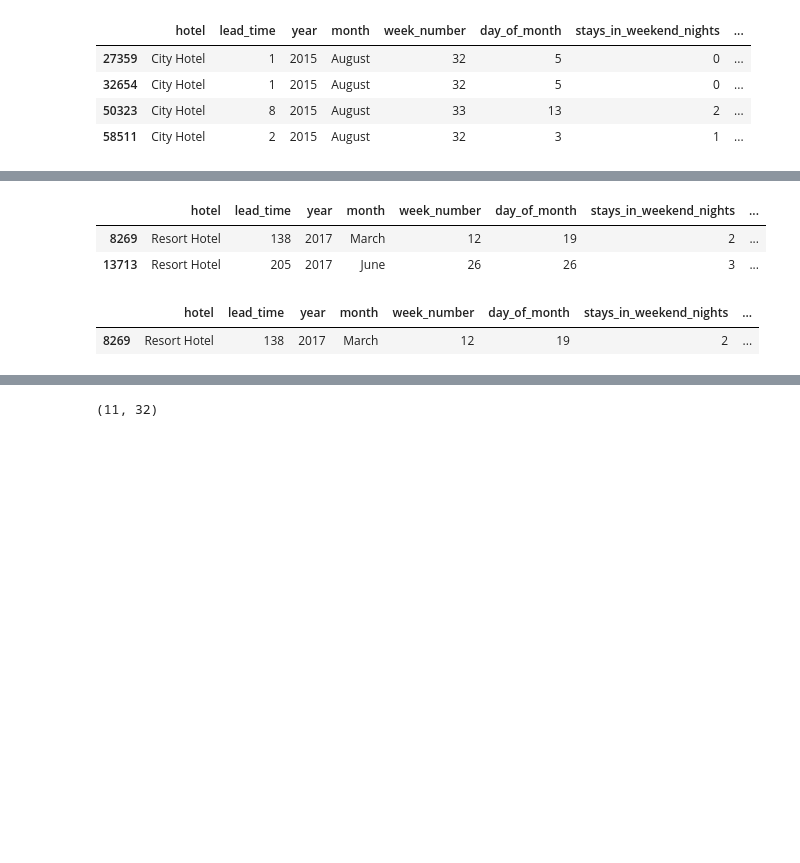
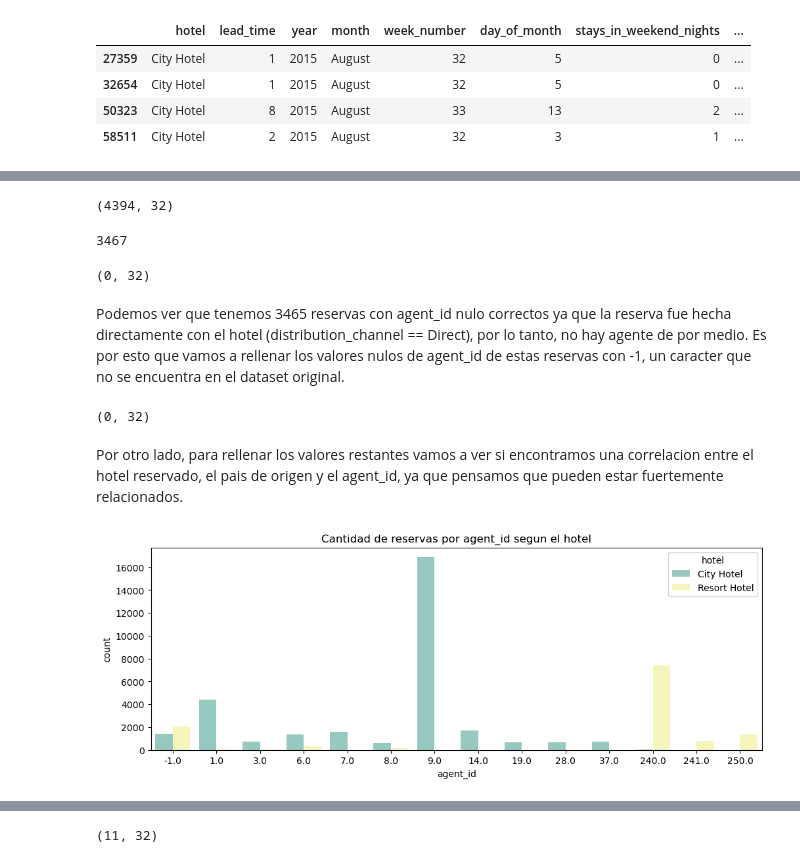
Before and after one commit to JuampiCarosi/7506R-2C2023-GRUPO23, a Jupyter notebook: 7506R_TP1_GRUPO23_CHP1_ENTREGA.ipynb, the cells around one changed output, grey strips where cells are left out. Cells and saved outputs as stored; diff of their text form; code cells hidden in the pictures; blank space fills up the shorter version.

```diff
--- a/7506R_TP1_GRUPO23_CHP1_ENTREGA.ipynb
+++ b/7506R_TP1_GRUPO23_CHP1_ENTREGA.ipynb
@@ -1453,10 +1462,31 @@ Decidimos eliminar este registro ya que es ilogico la cantidad de estacionamient
-# %%
-display(df[df['adults'] < df['required_car_parking_spaces']])
-display(df[df['required_car_parking_spaces'] > 5])
-df.drop(df[df['required_car_parking_spaces'] > 5].index, inplace=True)
-# %% [output]
-|  | hotel | lead_time | year | month | week_number | day_of_month | stays_in_weekend_nights | ... |
-| 8269 | Resort Hotel | 138 | 2017 | March | 12 | 19 | 2 | ... |
-| 13713 | Resort Hotel | 205 | 2017 | June | 26 | 26 | 3 | ... |
-|  | hotel | lead_time | year | month | week_number | day_of_month | stays_in_weekend_nights | ... |
-| 8269 | Resort Hotel | 138 | 2017 | March | 12 | 19 | 2 | ... |
+# %%
+df_pre_imputation = df.copy()
+display(df[(df['agent_id'].isna()) & (df['distribution_channel'] != 'Direct')].shape)
+display(df[(df['agent_id'].isna())].shape[0] - df[(df['agent_id'].isna()) & (df['distribution_channel'] != 'Direct')].shape[0])
+df[df['agent_id'] == -1].shape
+# %% [output]
+(4394, 32)
+3467
+(0, 32)
+# %% [markdown]
+Podemos ver que tenemos 3465 reservas con agent_id nulo correctos ya que la reserva fue hecha directamente con el hotel (distribution_channel == Direct), por lo tanto, no hay agente de por medio. Es por esto que vamos a rellenar los valores nulos de agent_id de estas reservas con -1, un caracter que no se encuentra en el dataset original.
+# %%
+for index, row in df.iterrows():
+    if (pd.isna(row['agent_id'])) & (row['distribution_channel'] == 'Direct'):
+        df.loc[index, 'agent_id'] = -1
+(df[(df['agent_id'].isna()) & (df['distribution_channel'] == 'Direct')].shape)
+# %% [output]
+(0, 32)
+# %% [markdown]
+Por otro lado, para rellenar los valores restantes vamos a ver si encontramos una correlacion entre el hotel reservado, el pais de origen y el agent_id, ya que pensamos que pueden estar fuertemente relacionados.
+# %%
+plt.figure(figsize=(12, 4))
+
+agent_id_mayores = df['agent_id'].value_counts().reset_index()
+agent_id_mayores.columns = ['agent_id', 'cantidad']
+agent_id_mayores_filtrado = agent_id_mayores[agent_id_mayores['cantidad'] > 600]
+a = df[df['agent_id'].isin(agent_id_mayores_filtrado['agent_id'])]
+sns.countplot(x='agent_id', hue = 'hotel', data=a, palette="Set3").set_title("Cantidad de reservas por agent_id segun el hotel")
+plt.show()
+# %% [output]
+[figure, added]
```
Also changed, not shown: parts of 32 cells of this notebook.
